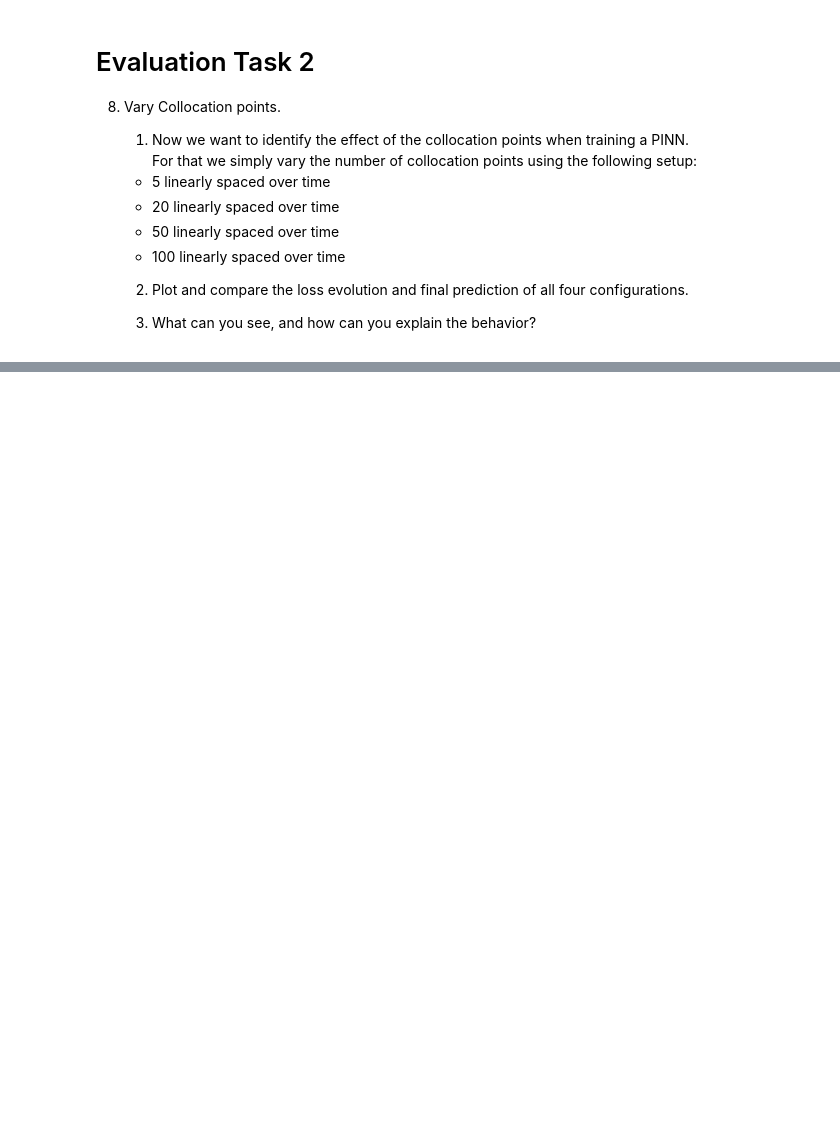
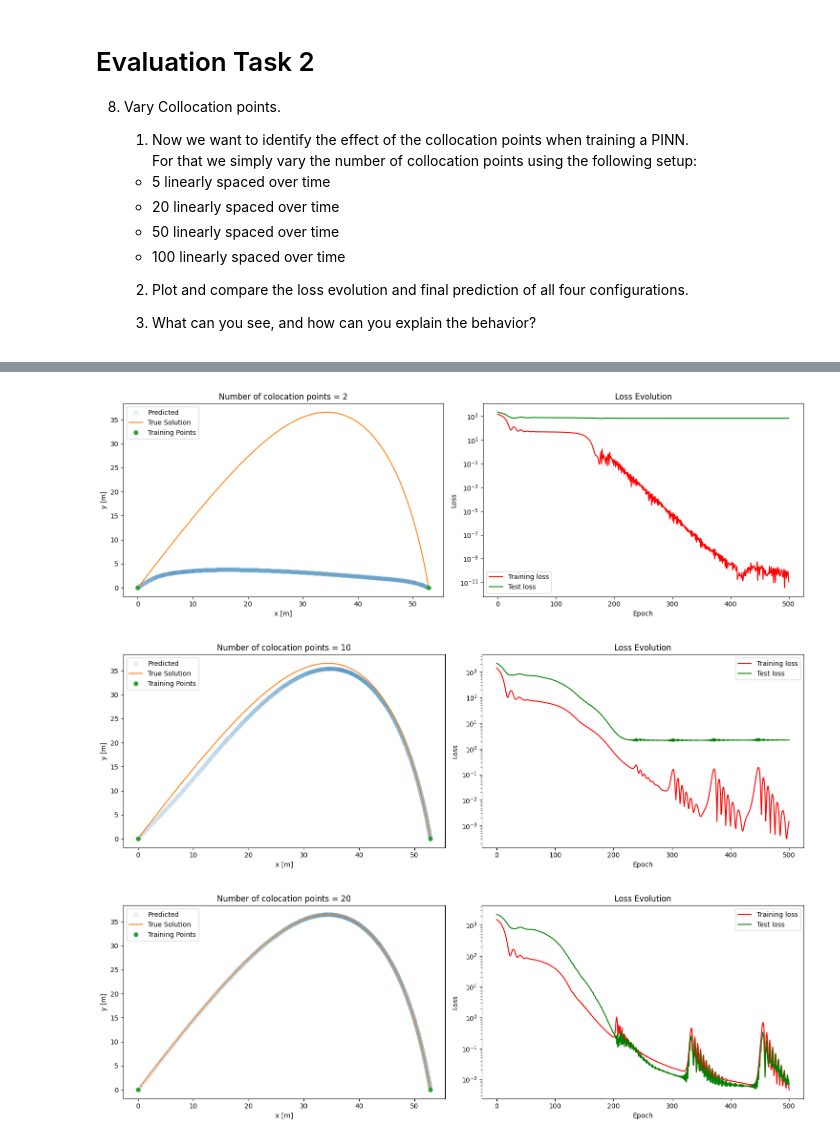
Before and after one commit to zincware/ZnPINNLab, a Jupyter notebook: day1/projectile_motion.ipynb, the cells around one changed output, grey strips where cells are left out. Saved outputs shown, nothing was run; the diff lists cells and outputs as text; code cells hidden in the pictures; blank space fills up the shorter version.

```diff
--- a/day1/projectile_motion.ipynb
+++ b/day1/projectile_motion.ipynb
@@ -917,33 +945,38 @@ for i, (data, values) in enumerate(data_dict.items()):
 # %%
-for data, sub_dict in pred_dict.items():
+Looplist = [(2, 0, time[-1]), (10, 0, time[-1]), (20, 0, time[-1])]
+for i, (data, sub_dict) in enumerate(pred_dict.items()):
     # Create a figure with subplots
     fig, axs = plt.subplots(1, 2, figsize=(15,5))  # 1 row, 2 columns of subplots
 
     # Plot data on the first subplot
     axs[0].plot(sub_dict["x_pred"], sub_dict["y_pred"], 'o', alpha=0.1, label='Predicted')
     axs[0].plot(test_ds["targets_x"], test_ds["targets_y"], label='True Solution')
     axs[0].plot(sub_dict["targets_x"].detach().numpy(), sub_dict["targets_y"].detach().numpy(), 'o', label='Training Points')
     axs[0].legend()
-    axs[0].set_xlabel('x')
-    axs[0].set_ylabel('y')
-    axs[0].set_title(f'PINN for Differential Equation with x and y Outputs')
+    axs[0].set_xlabel('x [m]')
+    axs[0].set_ylabel('y [m]')
+    axs[0].set_title(rf'Number of colocation points = {Looplist[i][0]}')
     # axs[0].set_ylim(-20, 60)
     # axs[0].set_xlim(-20, 60)
 
     # Plot loss evolution on the second subplot
 
     axs[1].plot(np.linspace(0, len(sub_dict["train_loss_evolution"]), len(sub_dict["train_loss_evolution"])), sub_dict["train_loss_evolution"], c='r', label='Training loss')
     axs[1].plot(np.linspace(0, len(sub_dict["test_loss_evolution"]), len(sub_dict["test_loss_evolution"])), sub_dict["test_loss_evolution"], c='g', label='Test loss')
     axs[1].legend()
     axs[1].set_title('Loss Evolution')
     axs[1].set_xlabel('Epoch')
     axs[1].set_ylabel('Loss')
     axs[1].set_yscale('log')  # Set y-axis to logarithmic scale
     # Adjust layout for subplots
     plt.tight_layout()
 
     # Save the plot as a PNG file
     plt.savefig(f"data_{i}")
 
     # Show the plot
     plt.show()
+# %% [output]
+[figure, added]
+[figure, added]
+[figure, added]
```
Also changed, not shown: parts of 7 cells of this notebook, 1 other file.
